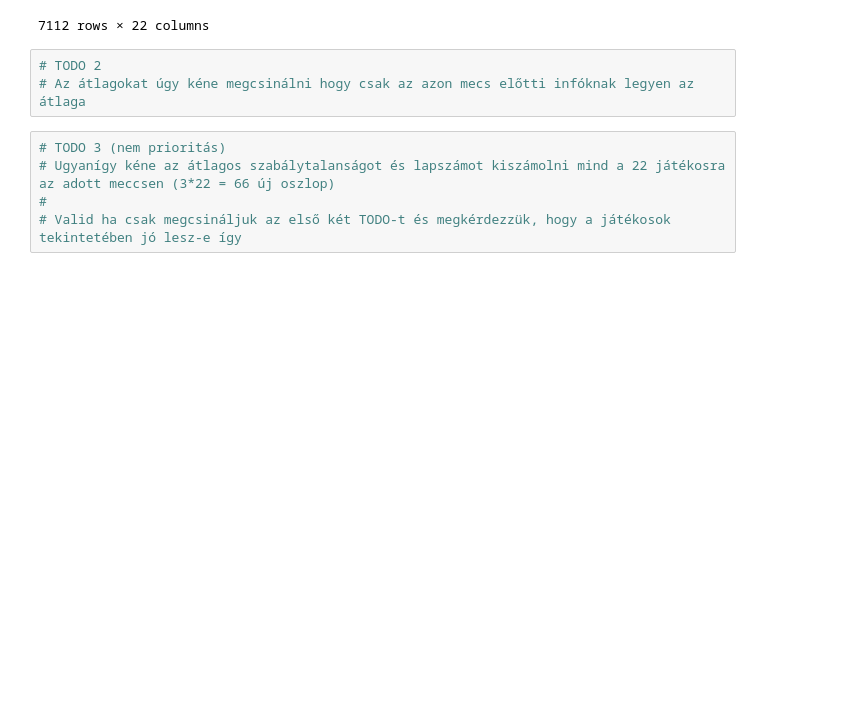
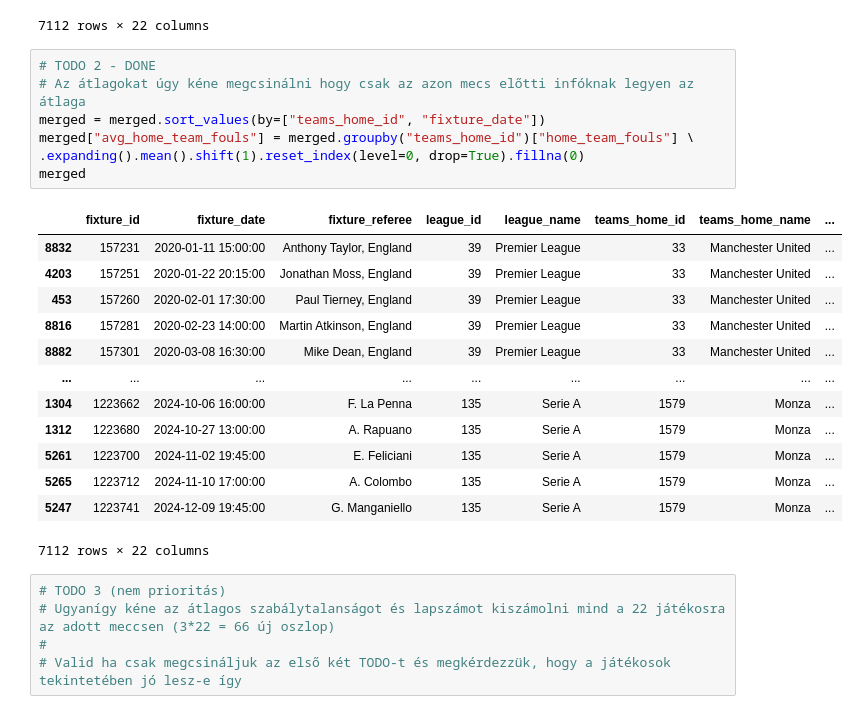
Before and after one commit to safargergo/HalLab, a Jupyter notebook: hallab.ipynb, the cells around one changed output. Saved outputs shown, nothing was run; the diff lists cells and outputs as text; blank space fills up the shorter version.

Commit message:
Update hallab.ipynb
todo2 donbe

```diff
--- a/hallab.ipynb
+++ b/hallab.ipynb
@@ -154,8 +154,26 @@ merged
 | 14222 | 878166 | 2023-02-26 17:30:00 | Miguel Ortiz | 140 | La Liga | 723 | Almeria | ... |
 7112 rows × 22 columns
 # %%
-# TODO 2
+# TODO 2 - DONE
 # Az átlagokat úgy kéne megcsinálni hogy csak az azon mecs előtti infóknak legyen az átlaga
+merged = merged.sort_values(by=["teams_home_id", "fixture_date"])
+merged["avg_home_team_fouls"] = merged.groupby("teams_home_id")["home_team_fouls"] \
+.expanding().mean().shift(1).reset_index(level=0, drop=True).fillna(0)
+merged
+# %% [output]
+|  | fixture_id | fixture_date | fixture_referee | league_id | league_name | teams_home_id | teams_home_name | ... |
+| 8832 | 157231 | 2020-01-11 15:00:00 | Anthony Taylor, England | 39 | Premier League | 33 | Manchester United | ... |
+| 4203 | 157251 | 2020-01-22 20:15:00 | Jonathan Moss, England | 39 | Premier League | 33 | Manchester United | ... |
+| 453 | 157260 | 2020-02-01 17:30:00 | Paul Tierney, England | 39 | Premier League | 33 | Manchester United | ... |
+| 8816 | 157281 | 2020-02-23 14:00:00 | Martin Atkinson, England | 39 | Premier League | 33 | Manchester United | ... |
+| 8882 | 157301 | 2020-03-08 16:30:00 | Mike Dean, England | 39 | Premier League | 33 | Manchester United | ... |
+| ... | ... | ... | ... | ... | ... | ... | ... | ... |
+| 1304 | 1223662 | 2024-10-06 16:00:00 | F. La Penna | 135 | Serie A | 1579 | Monza | ... |
+| 1312 | 1223680 | 2024-10-27 13:00:00 | A. Rapuano | 135 | Serie A | 1579 | Monza | ... |
+| 5261 | 1223700 | 2024-11-02 19:45:00 | E. Feliciani | 135 | Serie A | 1579 | Monza | ... |
+| 5265 | 1223712 | 2024-11-10 17:00:00 | A. Colombo | 135 | Serie A | 1579 | Monza | ... |
+| 5247 | 1223741 | 2024-12-09 19:45:00 | G. Manganiello | 135 | Serie A | 1579 | Monza | ... |
+7112 rows × 22 columns
 # %%
 # TODO 3 (nem prioritás)
 # Ugyanígy kéne az átlagos szabálytalanságot és lapszámot kiszámolni mind a 22 játékosra az adott meccsen (3*22 = 66 új oszlop)
```
